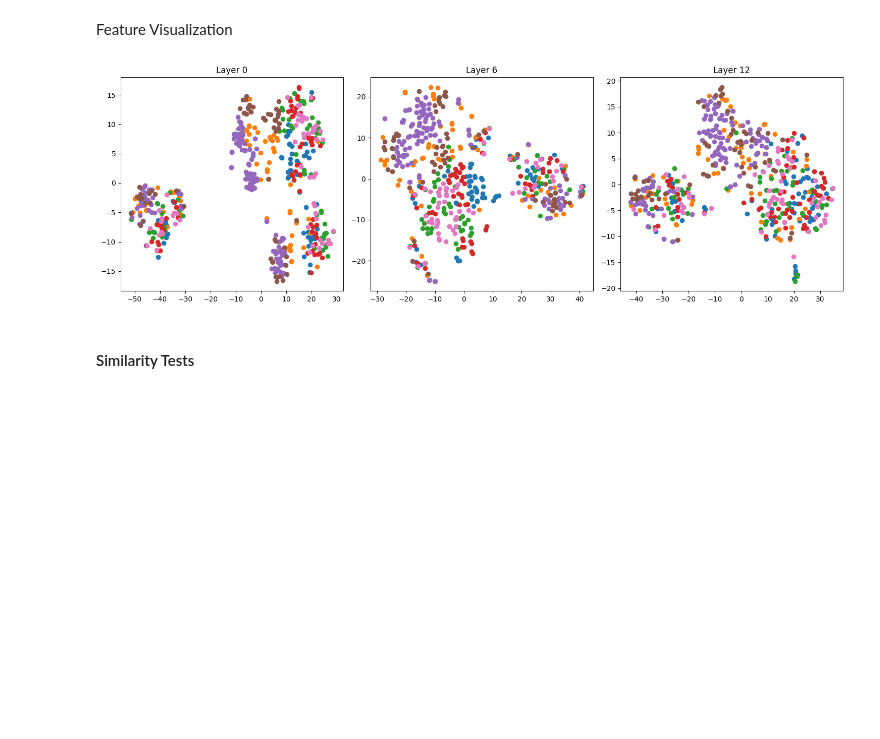
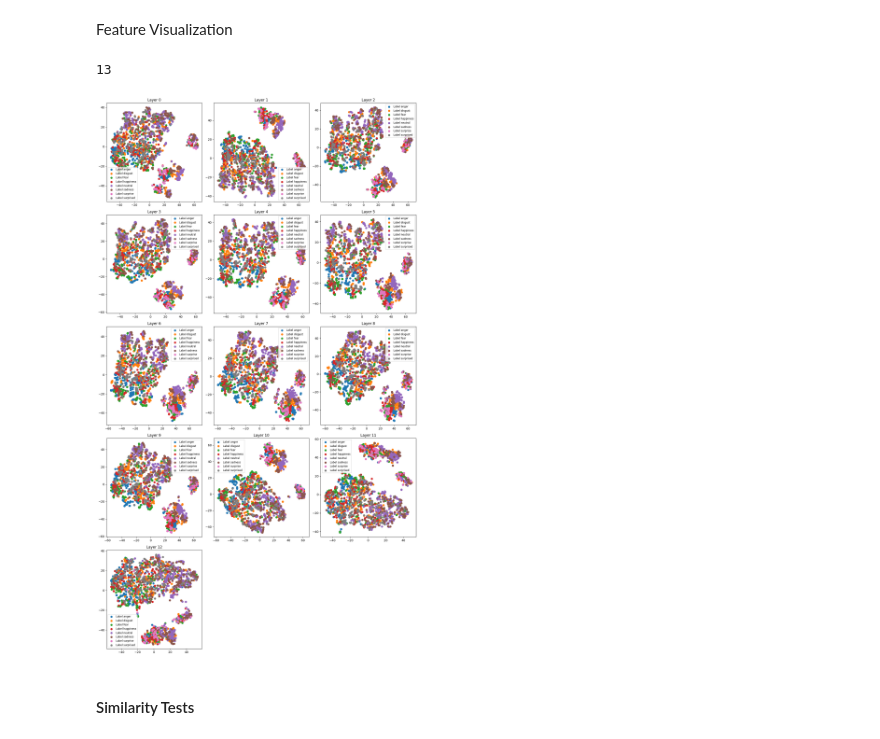
Before and after one commit to oliverkstalker/emotion-recognition, a Jupyter notebook: emotion_recognition.ipynb, the cells around one changed output. Drawn from its saved outputs; the diff is of its cells as text; code cells hidden in the pictures; blank space fills up the shorter version.

```diff
--- a/emotion_recognition.ipynb
+++ b/emotion_recognition.ipynb
@@ -74,28 +121,65 @@ extract_features(model, processor, data, "outputs")
 # %% [markdown]
 Feature Visualization
 # %%
+# from sklearn.manifold import TSNE
+# import matplotlib.pyplot as plt
+
+# # lets load the hidden states and check the shape
+# hidden_states = np.load("outputs/hidden_states.npy")
+# labels = np.load("outputs/labels.npy")
+# unique_labels = np.unique(labels)
+
+# # visualize the hidden states using tsne of a few layers
+# fig, axes = plt.subplots(1, 3, figsize=(15, 5))
+
+# for idx, layer in enumerate([0, 6, 12]):
+#     X_embedded = TSNE().fit_transform(hidden_states[:, layer, :])
+#     ax = axes[idx]
+#     for i in range(len(unique_labels)):
+#         ax.scatter(X_embedded[labels == unique_labels[i], 0], X_embedded[labels == unique_labels[i], 1], marker='o')
+#     ax.set_title(f"Layer {layer}")
+
+# plt.tight_layout()
+# plt.show()
 from sklearn.manifold import TSNE
 import matplotlib.pyplot as plt
 
-# lets load the hidden states and check the shape
+# Load hidden states and labels
 hidden_states = np.load("outputs/hidden_states.npy")
 labels = np.load("outputs/labels.npy")
 unique_labels = np.unique(labels)
 
-# visualize the hidden states using tsne of a few layers
-fig, axes = plt.subplots(1, 3, figsize=(15, 5))
+# Number of layers
+num_layers = hidden_states.shape[1]
+print(num_layers)
 
-for idx, layer in enumerate([0, 6, 12]):
+# Create a figure with subplots dynamically for all layers
+fig, axes = plt.subplots((num_layers + 2) // 3, 3, figsize=(15, num_layers * 2))
+
+axes = axes.flatten()  # Flatten the axes array for easier iteration
+
+# Visualize each layer
+for layer in range(num_layers):
     X_embedded = TSNE().fit_transform(hidden_states[:, layer, :])
-    ax = axes[idx]
+    ax = axes[layer]
     for i in range(len(unique_labels)):
-        ax.scatter(X_embedded[labels == unique_labels[i], 0], X_embedded[labels == unique_labels[i], 1], marker='o')
+        ax.scatter(
+            X_embedded[labels == unique_labels[i], 0],
+            X_embedded[labels == unique_labels[i], 1],
+            label=f"Label {unique_labels[i]}"
+        )
     ax.set_title(f"Layer {layer}")
+    ax.legend(loc='best', fontsize='small')
+
+# Hide unused subplots if num_layers is not a multiple of 3
+for i in range(num_layers, len(axes)):
+    axes[i].axis('off')
 
 plt.tight_layout()
 plt.show()
 # %% [output]
+13
-[figure, old version]
+[figure, new version]
 # %% [markdown]
 #### Similarity Tests
 # %% [markdown]
```
Also changed, not shown: parts of 5 cells of this notebook.
